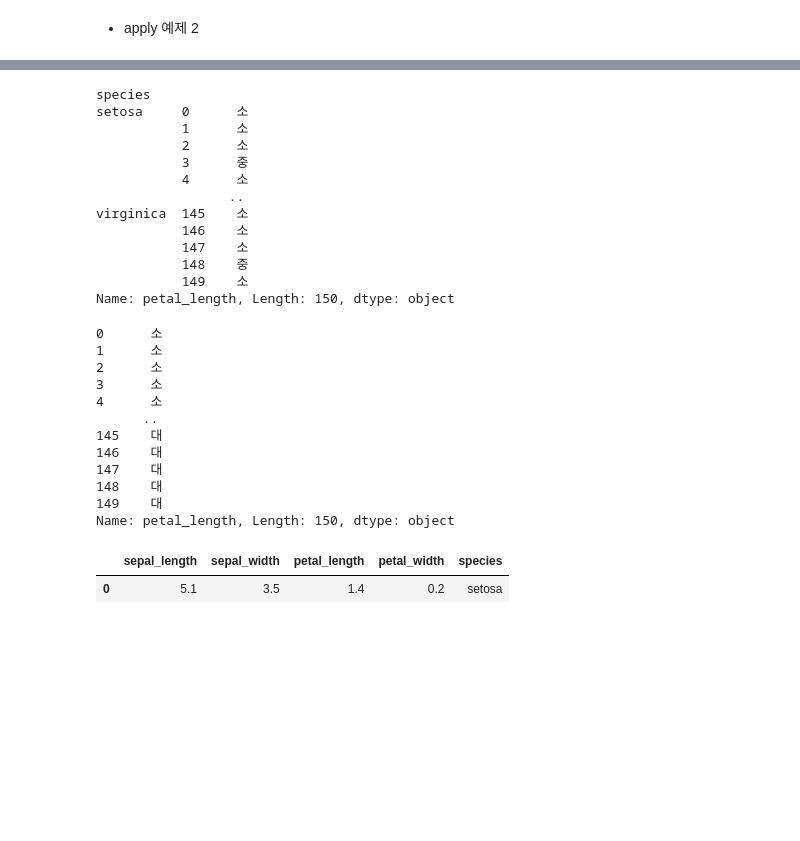
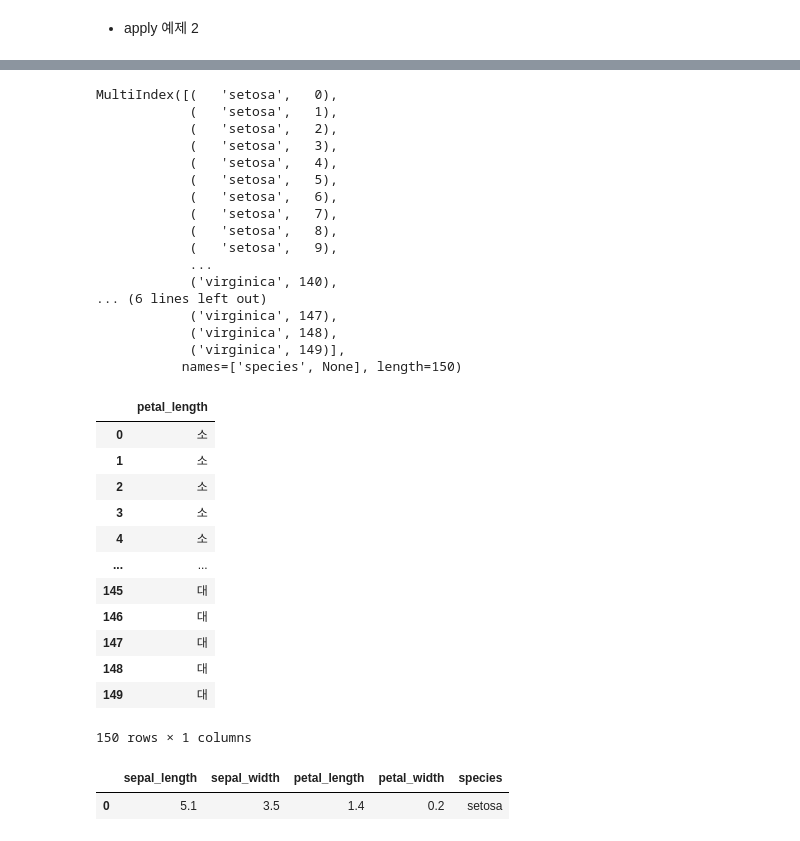
Before and after one commit to lth0813/SeSAC-LECTURE, a Jupyter notebook: 실습 확인/1-5 판다스연습(피봇테이블).ipynb, the cells around one changed output, grey strips where cells are left out. Drawn from its saved outputs; the diff is of its cells as text; code cells hidden in the pictures; blank space fills up the shorter version.

```diff
--- a/실습 확인/1-5 판다스연습(피봇테이블).ipynb
+++ b/실습 확인/1-5 판다스연습(피봇테이블).ipynb
@@ -408,34 +422,39 @@ def q3cut(s):
 # %%
-iris.groupby(iris.species).petal_length.apply(q3cut)
+pd.DataFrame(iris.groupby(iris.species).petal_length.apply(q3cut)).index
 # %% [output]
-species
-setosa     0      소
-           1      소
-           2      소
-           3      중
-           4      소
-                 ..
-virginica  145    소
-           146    소
-           147    소
-           148    중
-           149    소
-Name: petal_length, Length: 150, dtype: object
+MultiIndex([(   'setosa',   0),
+            (   'setosa',   1),
+            (   'setosa',   2),
+            (   'setosa',   3),
+            (   'setosa',   4),
+            (   'setosa',   5),
+            (   'setosa',   6),
+            (   'setosa',   7),
+            (   'setosa',   8),
+            (   'setosa',   9),
+            ...
+            ('virginica', 140),
+... (6 lines left out)
+            ('virginica', 147),
+            ('virginica', 148),
+            ('virginica', 149)],
+           names=['species', None], length=150)
 # %%
-q3cut(iris.petal_length)
+pd.DataFrame(q3cut(iris.petal_length))
 # %% [output]
+|  | petal_length |
+| 0 | 소 |
+| 1 | 소 |
+| 2 | 소 |
+| 3 | 소 |
+| 4 | 소 |
+| ... | ... |
+| 145 | 대 |
+| 146 | 대 |
+| 147 | 대 |
+| 148 | 대 |
+| 149 | 대 |
-0      소
-1      소
-2      소
-3      소
-4      소
-      ..
-145    대
-146    대
-147    대
-148    대
-149    대
-Name: petal_length, Length: 150, dtype: object
+150 rows × 1 columns
 # %%
 iris.head(1)
 # %% [output]
```
Also changed, not shown: parts of 2 cells of this notebook, 19 other files.
